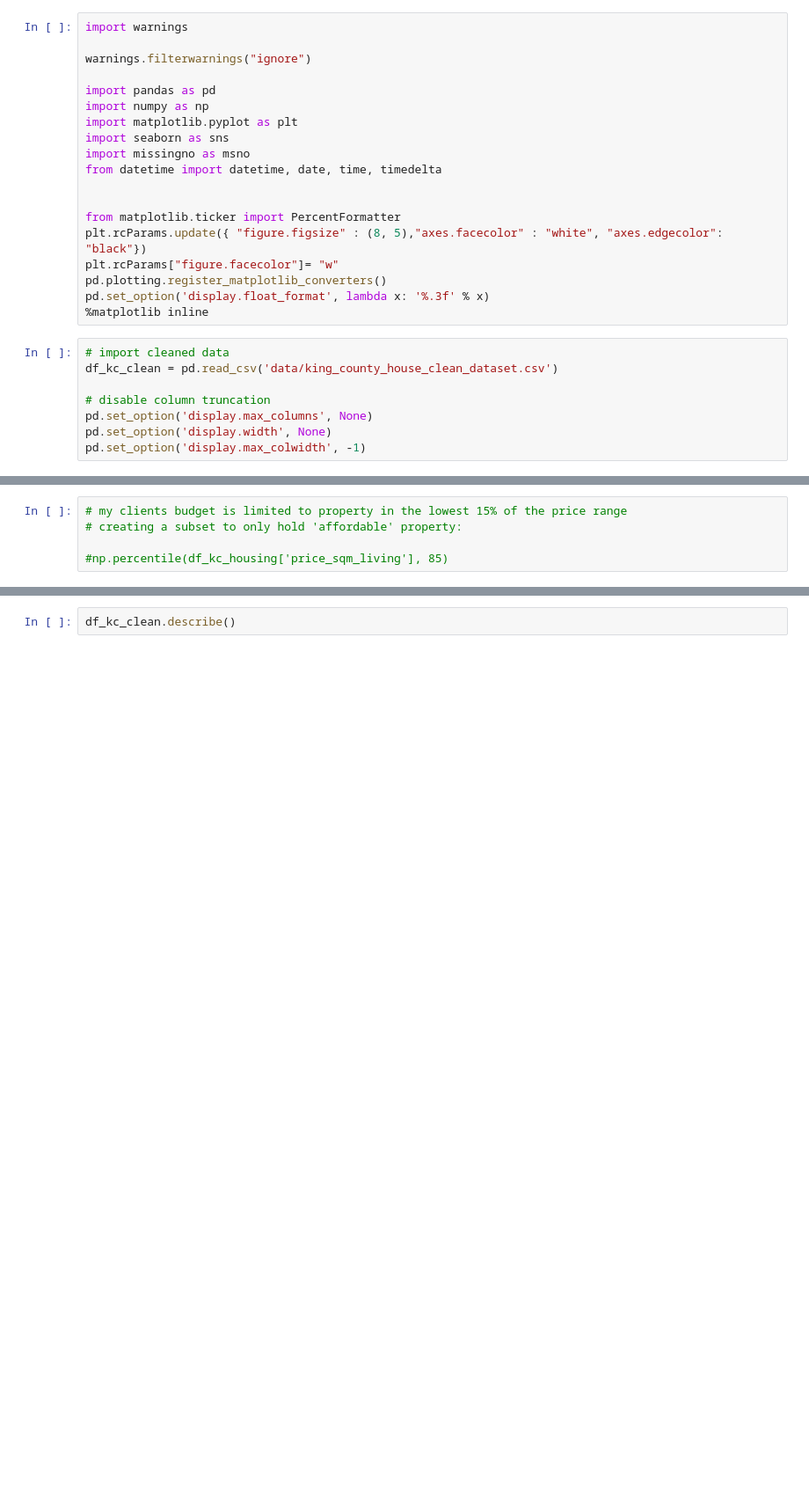
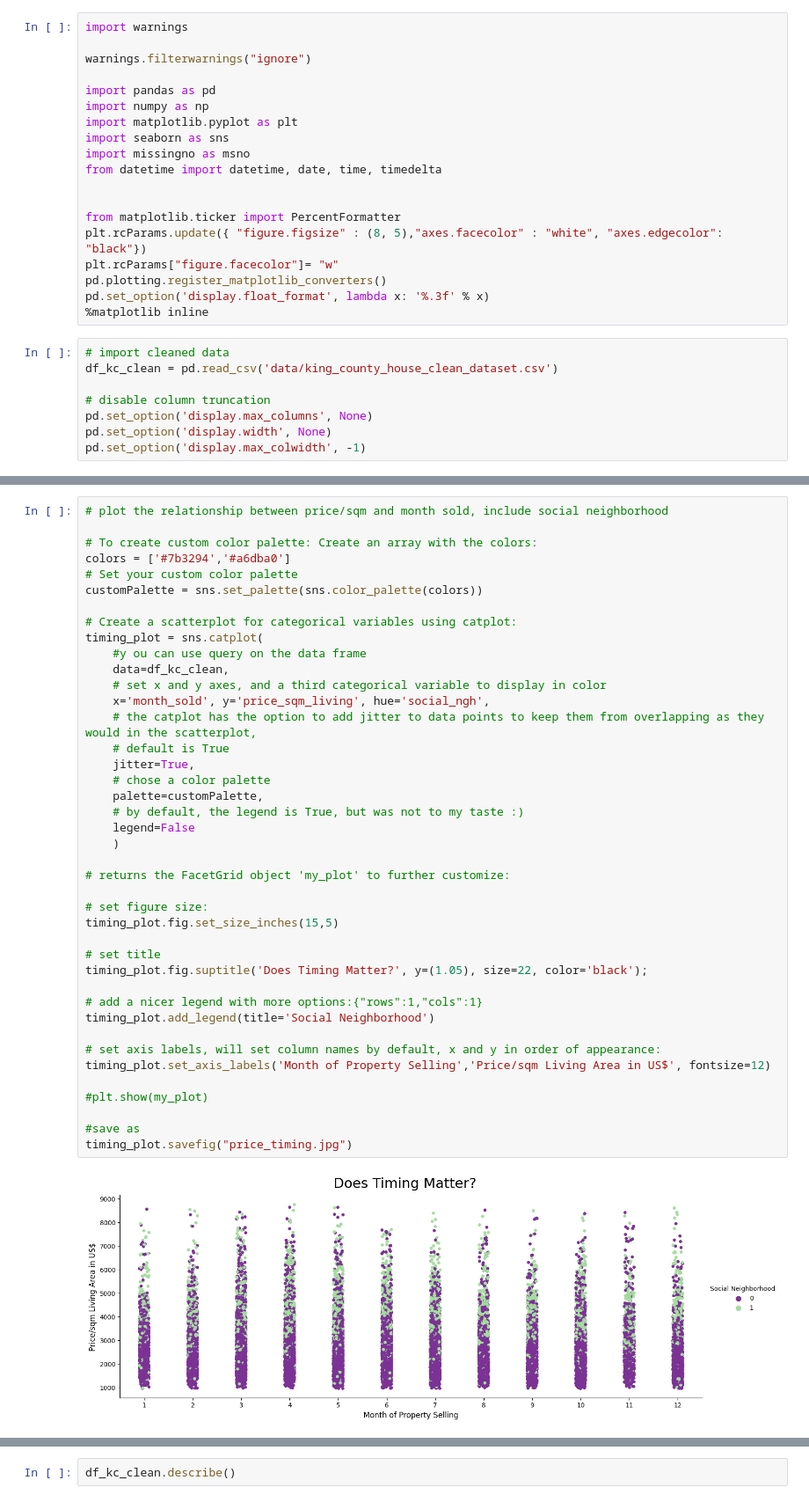
Before and after one commit to Cazta/data_analytics_real_estate, a Jupyter notebook: EDA_general_analyses.ipynb, the cells around one changed output, grey strips where cells are left out. Shown at 88% size. Cells and saved outputs as stored; diff of their text form; blank space fills up the shorter version.

```diff
--- a/EDA_general_analyses.ipynb
+++ b/EDA_general_analyses.ipynb
@@ -69,8 +69,46 @@ memory usage: 2.6 MB
-# %%
-# my clients budget is limited to property in the lowest 15% of the price range
-# creating a subset to only hold 'affordable' property:
-
-#np.percentile(df_kc_housing['price_sqm_living'], 85)
+# %%
+# plot the relationship between price/sqm and month sold, include social neighborhood
+
+# To create custom color palette: Create an array with the colors:
+colors = ['#7b3294','#a6dba0']
+# Set your custom color palette
+customPalette = sns.set_palette(sns.color_palette(colors))
+
+# Create a scatterplot for categorical variables using catplot:
+timing_plot = sns.catplot(
+    #y ou can use query on the data frame
+    data=df_kc_clean,
+    # set x and y axes, and a third categorical variable to display in color
+    x='month_sold', y='price_sqm_living', hue='social_ngh',
+    # the catplot has the option to add jitter to data points to keep them from overlapping as they would in the scatterplot,
+    # default is True
+    jitter=True,
+    # chose a color palette
+    palette=customPalette,
+    # by default, the legend is True, but was not to my taste :)
+    legend=False
+    )
+
+# returns the FacetGrid object 'my_plot' to further customize:
+
+# set figure size:
+timing_plot.fig.set_size_inches(15,5)
+
+# set title
+timing_plot.fig.suptitle('Does Timing Matter?', y=(1.05), size=22, color='black');
+
+# add a nicer legend with more options:{"rows":1,"cols":1}
+timing_plot.add_legend(title='Social Neighborhood')
+
+# set axis labels, will set column names by default, x and y in order of appearance:
+timing_plot.set_axis_labels('Month of Property Selling','Price/sqm Living Area in US$', fontsize=12)
+
+#plt.show(my_plot)
+
+#save as
+timing_plot.savefig("price_timing.jpg")
+# %% [output]
+[figure, added]
 # %%
 # As Subplots
 fig, ax = plt.subplots(2,1, figsize=(10,5))
```
Also changed, not shown: parts of 18 cells of this notebook, 3 other files.
